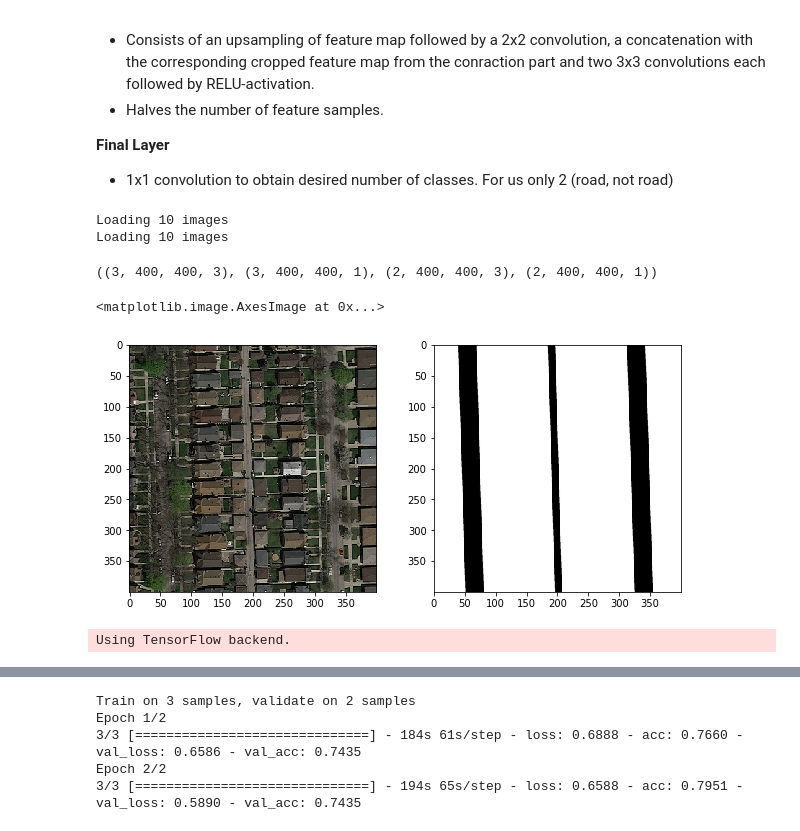
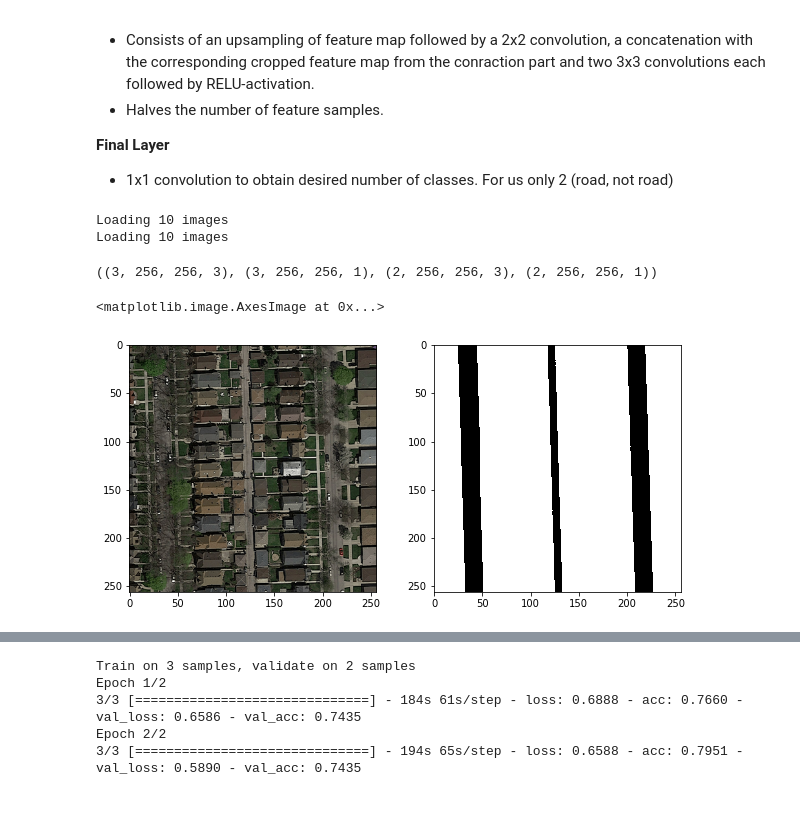
Before and after one commit to theodorhusefest/CS433-project2-road-segmentation, a Jupyter notebook: UNET.ipynb, the cells around one changed output, grey strips where cells are left out. Cells and saved outputs as stored; diff of their text form; code cells hidden in the pictures.

```diff
--- a/UNET.ipynb
+++ b/UNET.ipynb
@@ -25,11 +25,17 @@ from PIL import Image
 # %%
 from src.helpers import load_image, img_float_to_uint8, concatenate_images, img_crop
 # %%
+from skimage.transform import resize
+
 def shape_training_data(imgs, gt_imgs):
+    SIZE = (256, 256)
     n = len(imgs)
-    #imgs = [imgs[i][:, :, 0] for i in range(n)]
-    #imgs = [imgs[i].reshape(400, 400, 1) for i in range(n)]
-    gt_imgs = [gt_imgs[i].reshape(400, 400, 1) for i in range(n)]
+
+    imgs = [resize(img, SIZE) for img in imgs]
+    gt_imgs = [resize(gt_img, SIZE) for gt_img in gt_imgs]
+
+    gt_imgs = [gt_imgs[i].reshape(256, 256, 1) for i in range(n)]
+    gt_imgs = [np.around(gt_imgs[i]) for i in range(n)]
 
     return np.asarray(imgs), np.asarray(gt_imgs)
 
@@ -59,29 +65,29 @@ x_tr.shape, y_tr.shape, x_te.shape, y_te.shape
 # %% [output]
 Loading 10 images
 Loading 10 images
-((3, 400, 400, 3), (3, 400, 400, 1), (2, 400, 400, 3), (2, 400, 400, 1))
+((3, 256, 256, 3), (3, 256, 256, 1), (2, 256, 256, 3), (2, 256, 256, 1))
 # %%
 plt.figure(figsize = (10, 10))
 plt.subplot(2,2,1)
 plt.imshow(x_tr[0])
 
 plt.subplot(2,2,2)
-plt.imshow(y_tr[0].reshape(400, 400), cmap="Greys")
+plt.imshow(y_tr[0].reshape(256, 256), cmap="Greys")
 # %% [output]
 <matplotlib.image.AxesImage at 0x...>
-[figure, old version]
+[figure, new version]
 # %%
 from keras.layers import Conv2D, MaxPool2D, UpSampling2D, Concatenate, Input
 
 
-def contraction_block(x, filters, kernel_size = (3, 3), padding = 'same', strides = 1):
+def contraction_block(x, filters, kernel_size = (3), padding = 'same', strides = 1):
 
     c = Conv2D(filters, kernel_size, padding= padding, strides= strides, activation= 'relu')(x)
     c = Conv2D(filters, kernel_size, padding= padding, strides= strides, activation= 'relu')(c)
     p = MaxPool2D((2,2), (2,2))(c)
     return c, p
 
-def expansion_block(x, skip, filters, kernel_size = (3, 3), padding = 'same', strides = 1):
+def expansion_block(x, skip, filters, kernel_size = (3), padding = 'same', strides = 1):
     us = UpSampling2D((2, 2))(x)
     concat = Concatenate()([us, skip])
     c = Conv2D(filters, kernel_size, padding= padding, strides= strides, activation= 'relu')(concat)
@@ -89,12 +95,10 @@ def expansion_block(x, skip, filters, kernel_size = (3, 3), padding = 'same', st
 
     return c
 
-def bottleneck(x, filters, kernel_size = (3, 3), padding = 'same', strides = 1):
+def bottleneck(x, filters, kernel_size = (3), padding = 'same', strides = 1):
     c = Conv2D(filters, kernel_size, padding= padding, strides= strides, activation= 'relu')(x)
     c = Conv2D(filters, kernel_size, padding= padding, strides= strides, activation= 'relu')(c)
     return c
-# %% [output]
-Using TensorFlow backend.
 # %%
 
 from keras.models import Model
```
Also changed, not shown: parts of 6 cells of this notebook, 4 other files.
